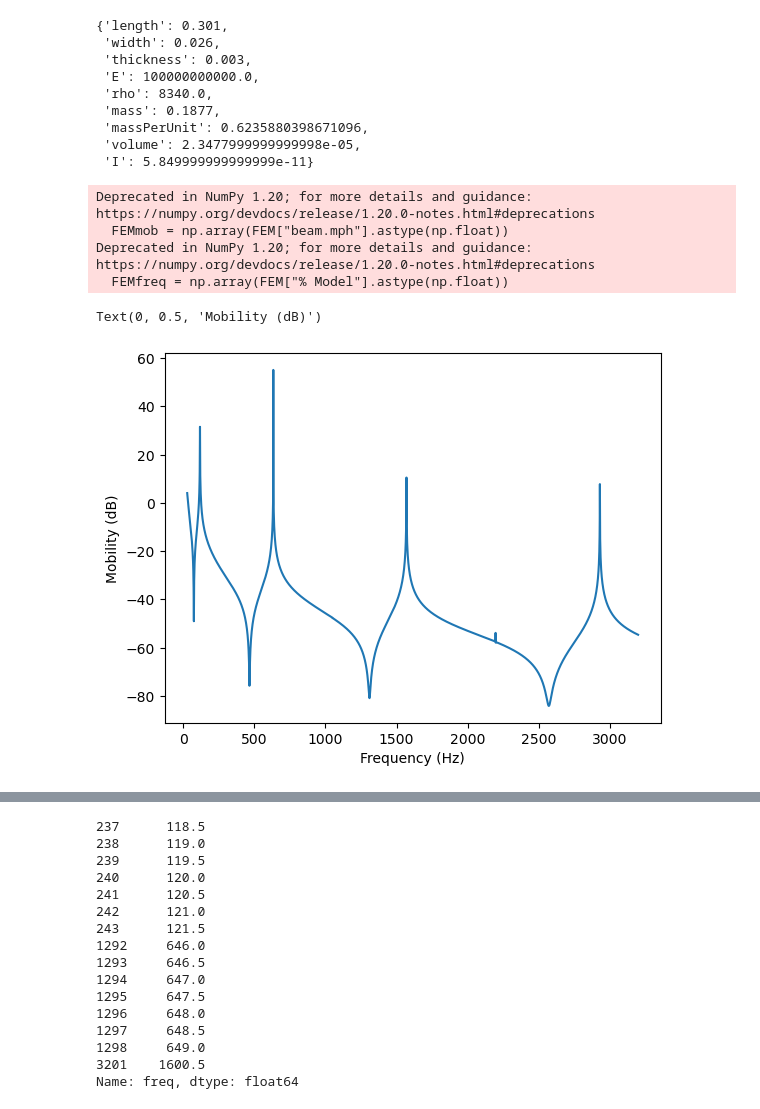
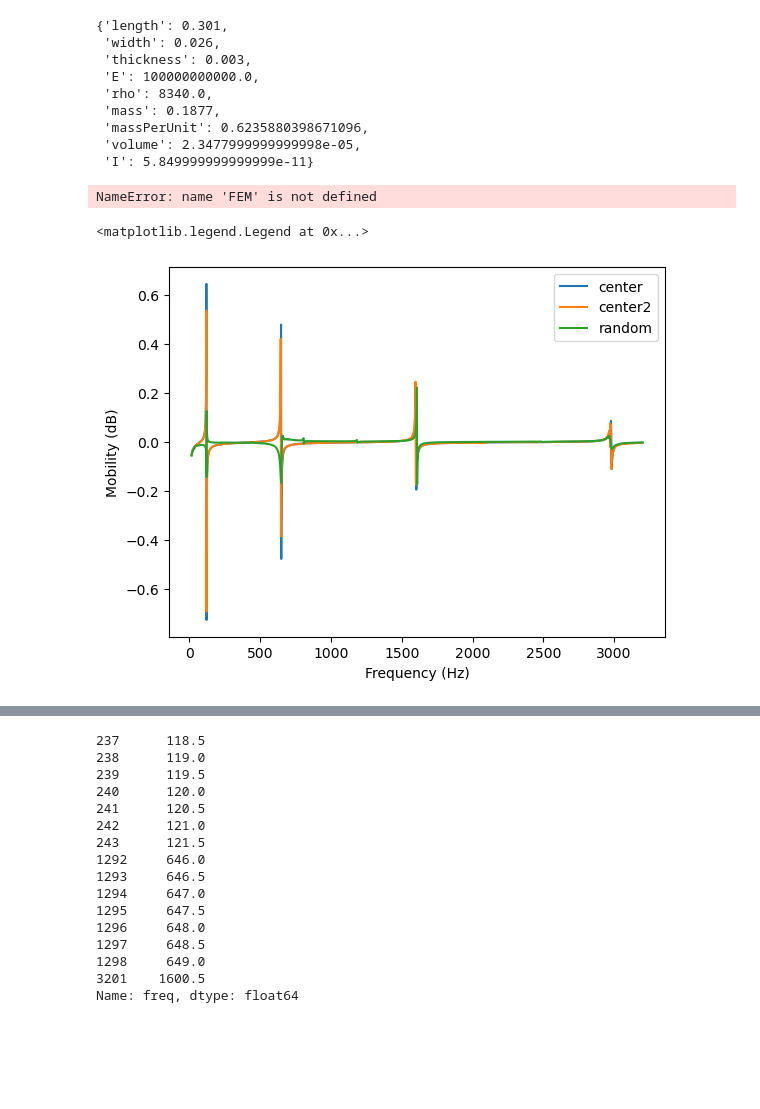
Before and after one commit to taboleiro/BayesianVibrationsModeling, a Jupyter notebook: notebooks/BEMD.ipynb, the cells around one changed output, grey strips where cells are left out. Cells and saved outputs as stored; diff of their text form; code cells hidden in the pictures; blank space fills up the shorter version.

```diff
--- a/notebooks/BEMD.ipynb
+++ b/notebooks/BEMD.ipynb
@@ -63,21 +63,29 @@ def mobilityFunc(E, freq, beam, rho = 2.59*8.4e-3, eta=0.007):
     #Y = -(0.25*eta+1j)*l/(2*kl*np.sqrt(B*beam["massPerUnit"])) * N_l/D_l
     # The mobility is a complex value but just the absolute value is shown
     #Y = -1j*l/ (2*complex_kl*torch.sqrt(complex_B*beam["massPerUnit"])) d* N_l/D_l)
-# %%
-FEM = pd.read_csv("./Data/bend/flatBeam.csv")[30:]
-FEMmob = np.array(FEM["beam.mph"].astype(np.float))
-FEMfreq = np.array(FEM["% Model"].astype(np.float))
-
-plt.plot(FEMfreq, 20*np.log10(FEMmob), label="COMSOL")
-plt.xlabel("Frequency (Hz)")
-plt.ylabel("Mobility (dB)")
-# %% [output]
-Deprecated in NumPy 1.20; for more details and guidance: https://numpy.org/devdocs/release/1.20.0-notes.html#deprecations
-  FEMmob = np.array(FEM["beam.mph"].astype(np.float))
-Deprecated in NumPy 1.20; for more details and guidance: https://numpy.org/devdocs/release/1.20.0-notes.html#deprecations
-  FEMfreq = np.array(FEM["% Model"].astype(np.float))
-Text(0, 0.5, 'Mobility (dB)')
-[figure, removed]
+# %%
+FEM
+# %% [output]
+NameError: name 'FEM' is not defined
+# %%
+FEM = pd.read_csv("../Data/bend/centerFreqResponse.csv")[30:]
+FEM["mobility"] = FEM["force"] + 1j*FEM["velocity"]
+
+FEM2 = pd.read_csv("../Data/bend/center2FreqResponse.csv")[30:]
+FEM2["mobility"] = FEM2["force"] + 1j*FEM2["velocity"]
+
+FEM3 = pd.read_csv("../Data/bend/RandomFreqResponse.csv")[30:]
+FEM3["mobility"] = FEM3["force"] + 1j*FEM3["velocity"]
+
+plt.plot(FEM["freq"], FEM["mobility"], label="center")
+plt.plot(FEM2["freq"], FEM2["mobility"], label="center2")
+plt.plot(FEM3["freq"], FEM3["mobility"], label="random")
+plt.xlabel("Frequency (Hz)")
+plt.ylabel("Mobility (dB)")
+plt.legend()
+# %% [output]
+<matplotlib.legend.Legend at 0x...>
+[figure, added]
 # %%
 experiment = pd.read_csv("./Data/bend/centerFreqResponse.csv")[10:]
 experiment["mobility"] = experiment["force"] + 1j*experiment["velocity"]
```
Also changed, not shown: parts of 10 cells of this notebook, 30 other files.
